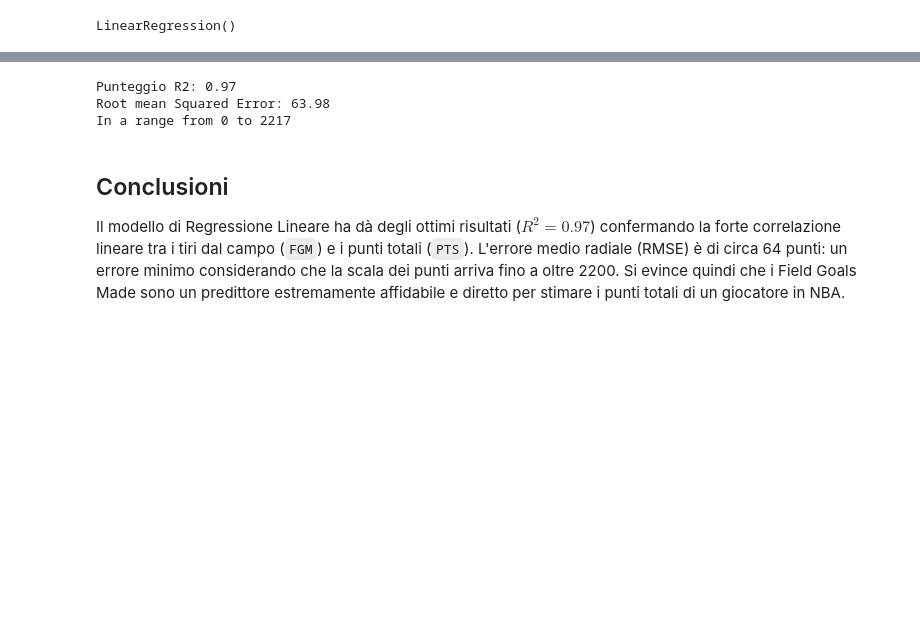
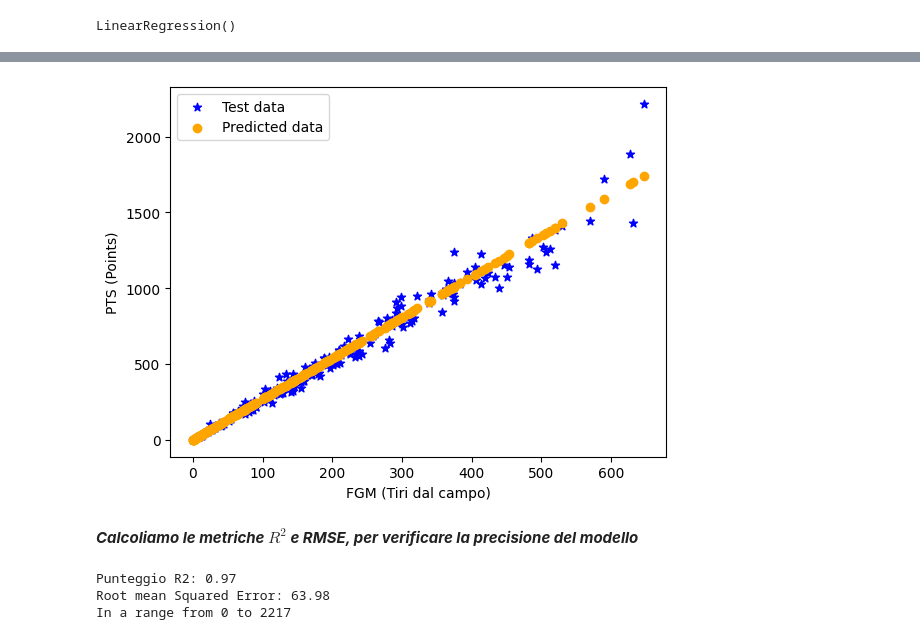
Before and after one commit to giuseppepiolacastellana-oss/Nba-Player-Stats-Analysis-, a Jupyter notebook: Progetto.ipynb, the cells around one changed output, grey strips where cells are left out. Drawn from its saved outputs; the diff is of its cells as text; code cells hidden in the pictures; blank space fills up the shorter version.

```diff
--- a/Progetto.ipynb
+++ b/Progetto.ipynb
@@ -268 +273,16 @@ plt.show()
+# %%
+# Test data prediction
+y_test_prediction = linear_regression.predict(X_test)
+
+plt.scatter(X_test, y_test, color='blue', label='Test data', marker='*')
+plt.scatter(X_test, y_test_prediction, color='orange', label='Predicted data')
+
+plt.legend()
+plt.ylabel('PTS (Points)')
+plt.xlabel('FGM (Tiri dal campo)')
+plt.show()
+# %% [output]
+[figure, added]
+# %% [markdown]
+__*Calcoliamo le metriche $R^2$ e RMSE, per verificare la precisione del modello*__
 # %%
@@ -279,6 +299,3 @@ print(f"In a range from {min_value} to {max_value}")
 Punteggio R2: 0.97
 Root mean Squared Error: 63.98
 In a range from 0 to 2217
-# %% [markdown]
-## Conclusioni
-Il modello di Regressione Lineare ha dà degli ottimi risultati ($R^2 = 0.97$) confermando la forte correlazione lineare tra i tiri dal campo (`FGM`) e i punti totali (`PTS`). L'errore medio radiale (RMSE) è di circa 64 punti: un errore minimo considerando che la scala dei punti arriva fino a oltre 2200. Si evince quindi che i Field Goals Made sono un predittore estremamente affidabile e diretto per stimare i punti totali di un giocatore in NBA.
```
Also changed, not shown: parts of 12 cells of this notebook.
